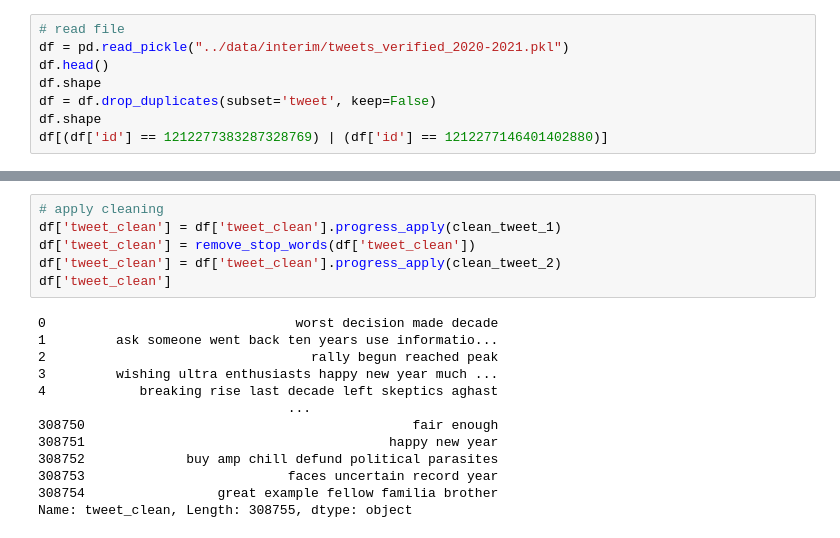
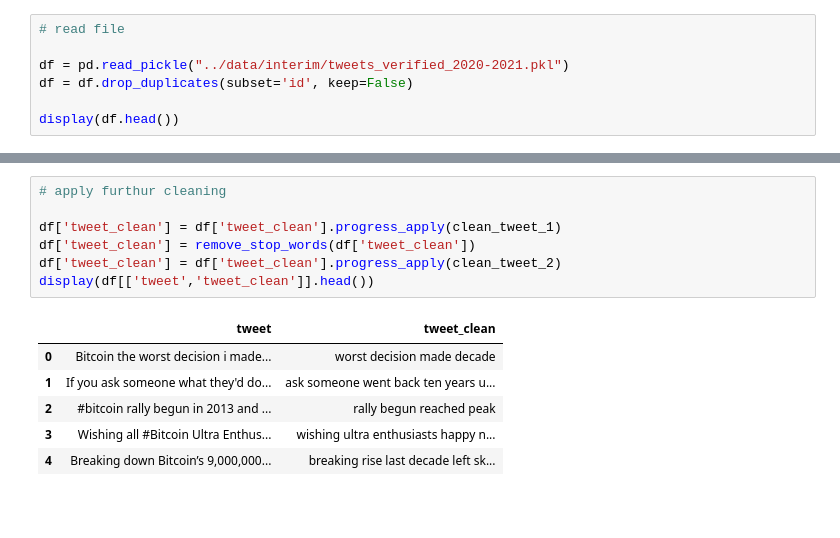
Before and after one commit to kevctae/Bittooth, a Jupyter notebook: notebooks/2.1-cs-clean-tweets.ipynb, the cells around one changed output, grey strips where cells are left out. Cells and saved outputs as stored; diff of their text form; blank space fills up the shorter version.

```diff
--- a/notebooks/2.1-cs-clean-tweets.ipynb
+++ b/notebooks/2.1-cs-clean-tweets.ipynb
@@ -22,12 +24,11 @@ english_stop_words = english_stop_words + add_stopwords
 [nltk_data]   Package stopwords is already up-to-date!
 # %%
 # read file
+
 df = pd.read_pickle("../data/interim/tweets_verified_2020-2021.pkl")
-df.head()
-df.shape
-df = df.drop_duplicates(subset='tweet', keep=False)
-df.shape
-df[(df['id'] == 1212277383287328769) | (df['id'] == 1212277146401402880)]
+df = df.drop_duplicates(subset='id', keep=False)
+
+display(df.head())
 # %% [output]
 |  | created_at | id | conversation_id | user_id | username | name | tweet | language | mentions | ... |
 | 0 | 2020-01-01 00:08:28-05:00 | 1212239143687741440 | 1212239143687741440 | 20646945 | dumbfoundead | dumbfoundead.eth | Bitcoin the worst decision i made... | en | [] | ... |
@@ -124,19 +152,14 @@ Name: tweet_clean, Length: 308755, dtype: object
 # %%
-# apply cleaning
+# apply furthur cleaning
+
 df['tweet_clean'] = df['tweet_clean'].progress_apply(clean_tweet_1)
 df['tweet_clean'] = remove_stop_words(df['tweet_clean'])
 df['tweet_clean'] = df['tweet_clean'].progress_apply(clean_tweet_2)
-df['tweet_clean']
+display(df[['tweet','tweet_clean']].head())
 # %% [output]
-0                                worst decision made decade
-1         ask someone went back ten years use informatio...
-2                                  rally begun reached peak
-3         wishing ultra enthusiasts happy new year much ...
-4            breaking rise last decade left skeptics aghast
-                                ...
-308750                                          fair enough
-308751                                       happy new year
-308752             buy amp chill defund political parasites
-308753                          faces uncertain record year
-308754                 great example fellow familia brother
-Name: tweet_clean, Length: 308755, dtype: object
+|  | tweet | tweet_clean |
+| 0 | Bitcoin the worst decision i made... | worst decision made decade |
+| 1 | If you ask someone what they'd do... | ask someone went back ten years u... |
+| 2 | #bitcoin rally begun in 2013 and ... | rally begun reached peak |
+| 3 | Wishing all #Bitcoin Ultra Enthus... | wishing ultra enthusiasts happy n... |
+| 4 | Breaking down Bitcoin’s 9,000,000... | breaking rise last decade left sk... |
```
Also changed, not shown: parts of 14 cells of this notebook, 10 other files.
